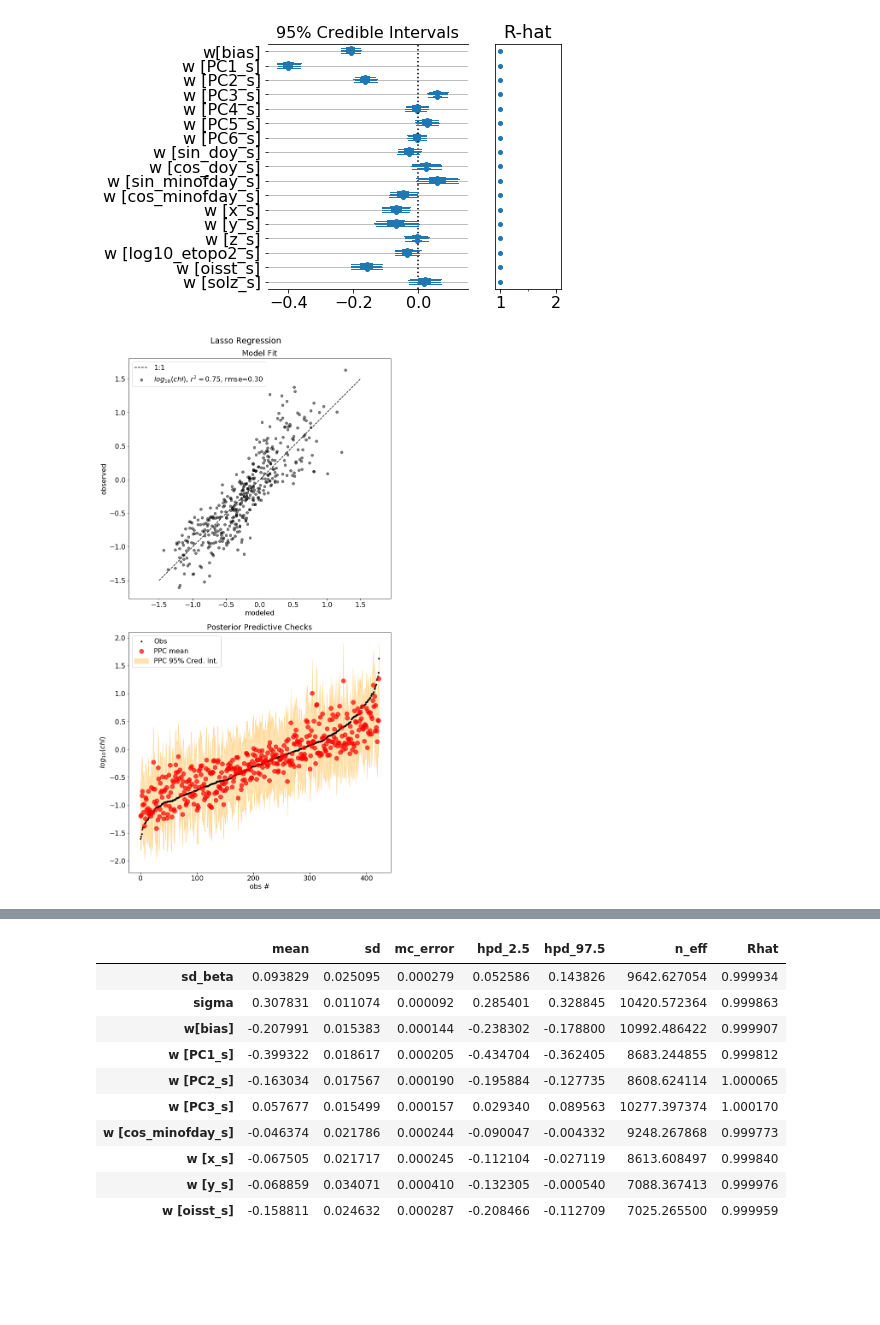
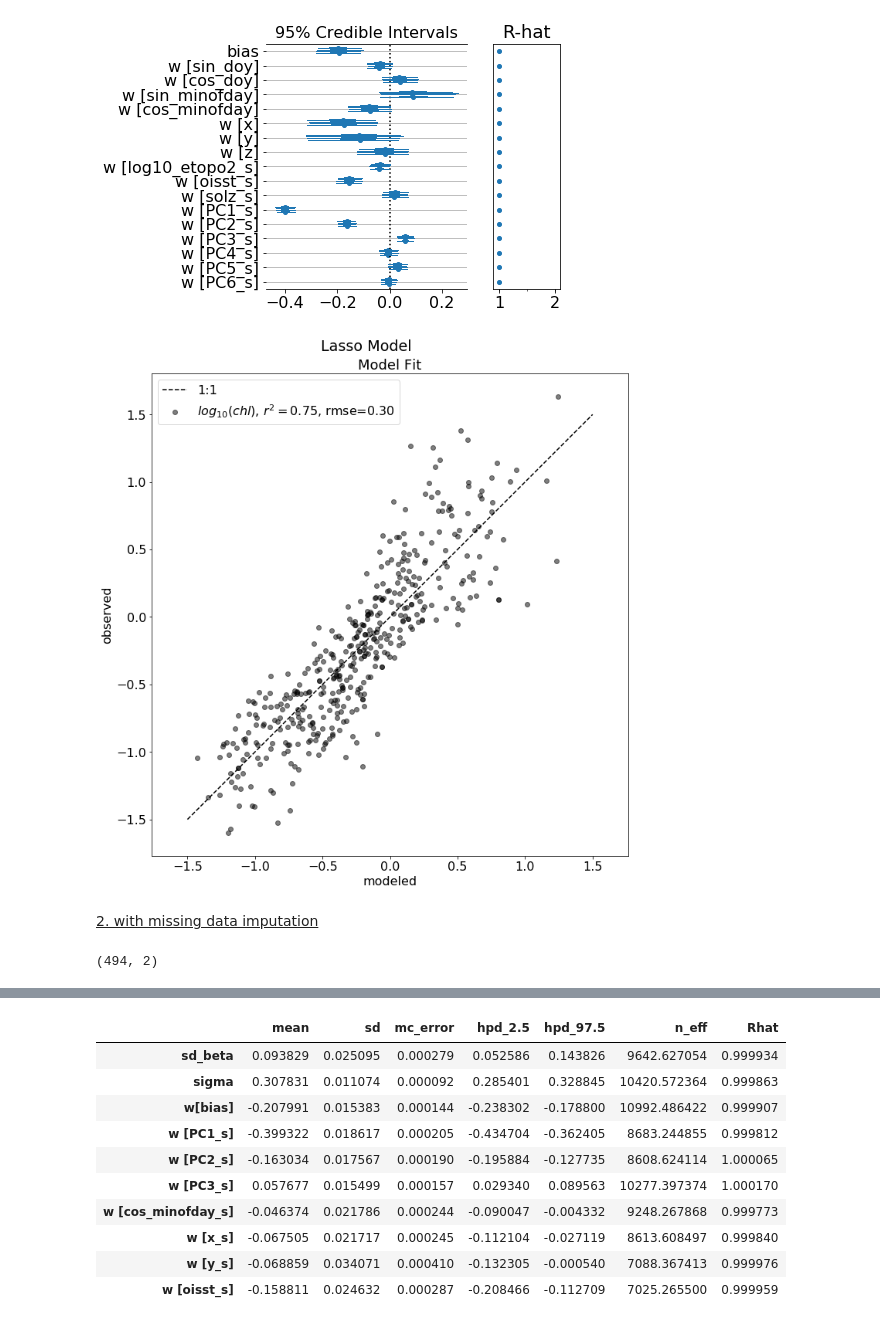
Before and after one commit to madHatter106/TOA_ML, a Jupyter notebook: TOA_ML_2_3_Bayesian_mlr_with temperature.ipynb, the cells around one changed output, grey strips where cells are left out. Cells and saved outputs as stored; diff of their text form; code cells hidden in the pictures; blank space fills up the shorter version.

```diff
--- a/TOA_ML_2_3_Bayesian_mlr_with temperature.ipynb
+++ b/TOA_ML_2_3_Bayesian_mlr_with temperature.ipynb
@@ -210,14 +269,12 @@ pm.traceplot(t_lasso, varnames=vars_);
 # %%
-lbls = ds.loc[:, 'PC1_s':'solz_s'].columns.tolist()
-lbls_list = ['w[bias]']+['w [%s]' % lbl for lbl in lbls]
-pm.forestplot(t_lasso, varnames='w', ylabels=lbls_list);
-f = pl.gcf()
-a = f.get_axes()[1]
-a.grid(axis='y')
+lbls = ds.loc[:, feat_beg: feat_end_ni].columns.tolist()
+lbls_list = ['bias'] + ['w [%s]' % lbl for lbl in lbls]
+m_lasso_.show_forest(['alpha', 'w'], feat_labels=lbls_list);
 # %% [output]
-[figure, old version]
+[figure, new version]
-# %%
-title = 'Lasso Regression'
-ax0ls = Plot_Model_Fits(t_lasso, m_lasso, title=title)
-# %% [output]
-[figure, removed]
+# %%
+ax0 = m_lasso_.plot_model_fits(y_obs=y, title='Lasso Model')
+# %% [output]
+[figure, added]
+# %% [markdown]
+<u>2. with missing data imputation</u>
@@ -223,0 +287,4 @@ ax0ls = Plot_Model_Fits(t_lasso, m_lasso, title=title)
+# %%
+hp.shape
+# %% [output]
+(494, 2)
```
Also changed, not shown: parts of 24 cells of this notebook.
